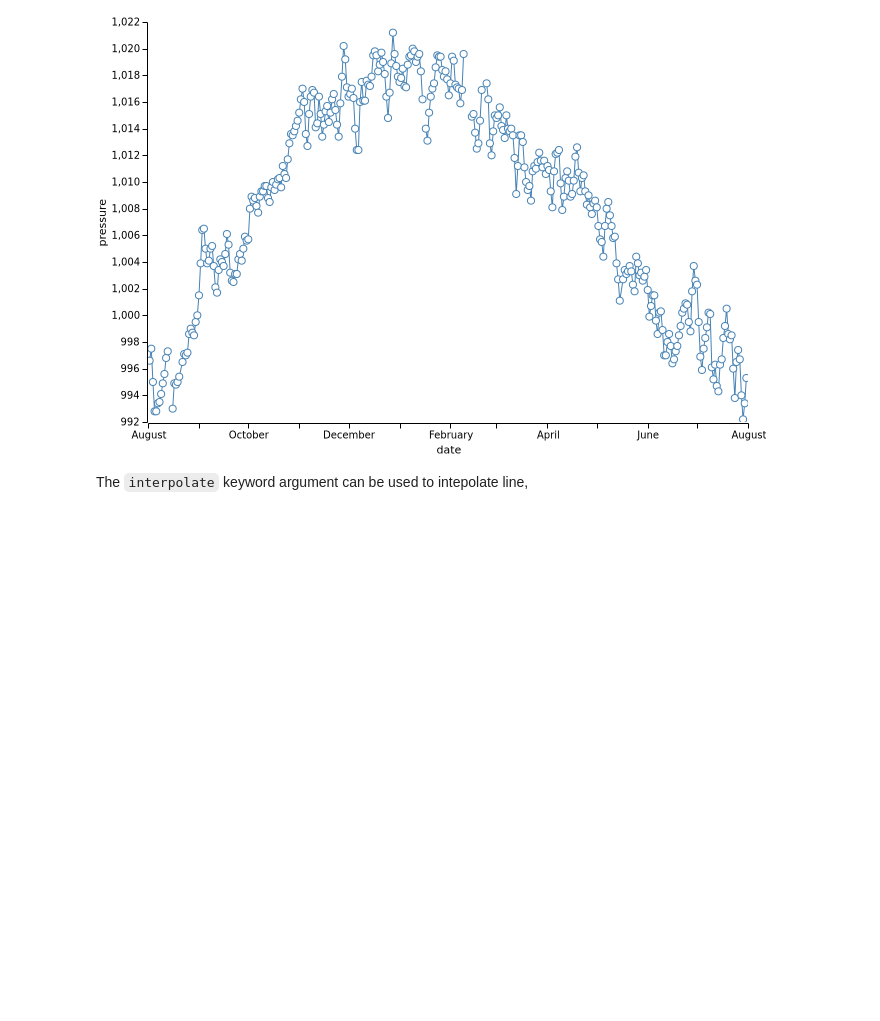
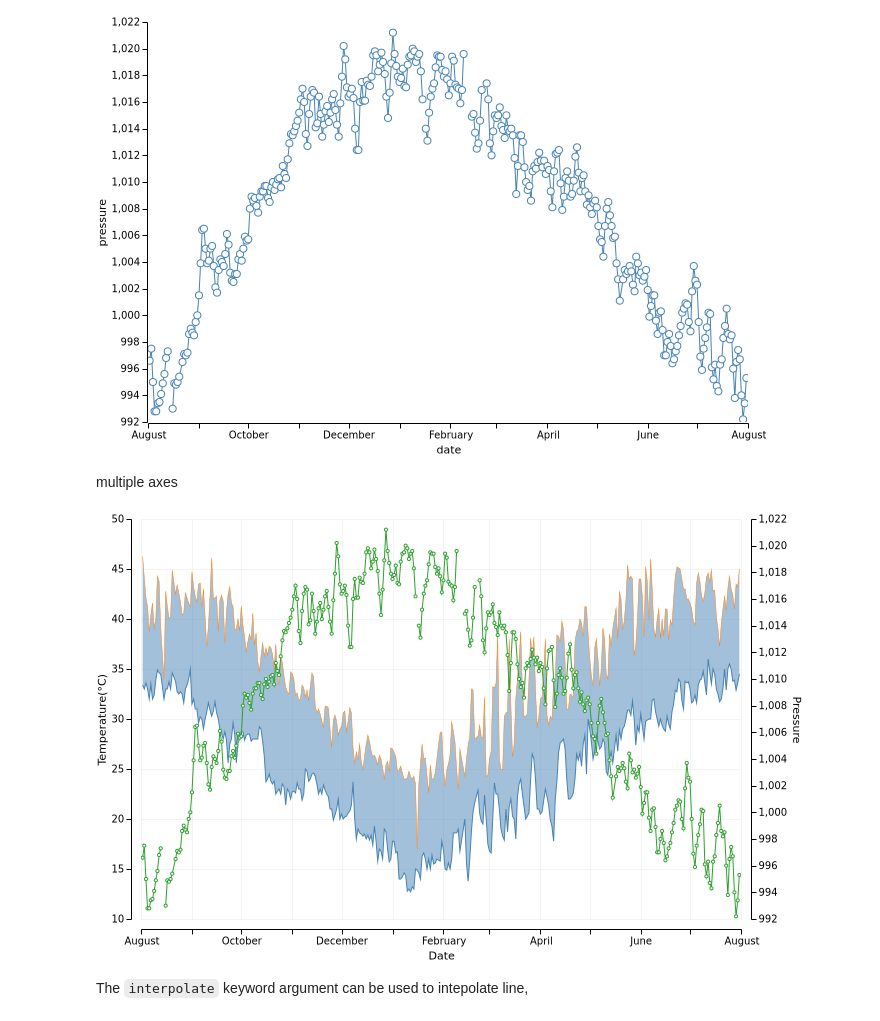
Before and after one commit to sl-solution/StatisticalGraphics.jl, a Jupyter notebook: dev/Plots/Line/line3.ipynb, the cells around one changed output. Saved outputs shown, nothing was run; the diff lists cells and outputs as text; code cells hidden in the pictures; blank space fills up the shorter version.

```diff
--- a/dev/Plots/Line/line3.ipynb
+++ b/dev/Plots/Line/line3.ipynb
@@ -17,6 +17,24 @@ Users can overlay a `Scatter` on top of a line plot to include marks at each com
 sgplot(dubai_weather, [Line(x=:date, y=:pressure, breaks=true), Scatter(x=:date, y=:pressure)], xaxis=Axis(type=:date))
 # %% [output]
 [figure]
+# %% [markdown]
+multiple axes
+# %%
+sgplot(
+        dubai_weather,
+        [
+          Band(x=:date, lower=:min, upper=:max),
+          Line(x=:date, y=:min, color="#4682b4", thickness=1),
+          Line(x=:date, y=:max, color="#ff7f0e", thickness=0.5),
+          Line(x=:date, y=:pressure, color="#2ca02c", y2axis=true, breaks=true),
+          Scatter(x=:date, y=:pressure, outlinecolor="#2ca02c", size=10, y2axis=true)
+        ],
+        xaxis=Axis(offset=10, type=:date, grid=true, griddash=[1, 1], title="Date"),
+        yaxis=Axis(offset=10, grid=true, griddash=[1, 1], title="Temperature(°C)"),
+        y2axis=Axis(offset=10, title="Pressure")
+)
+# %% [output]
+[figure, added]
 # %% [markdown]
 The `interpolate` keyword argument can be used to intepolate line,
 # %%
```
Also changed, not shown: parts of 1 cell of this notebook, 56 other files.
